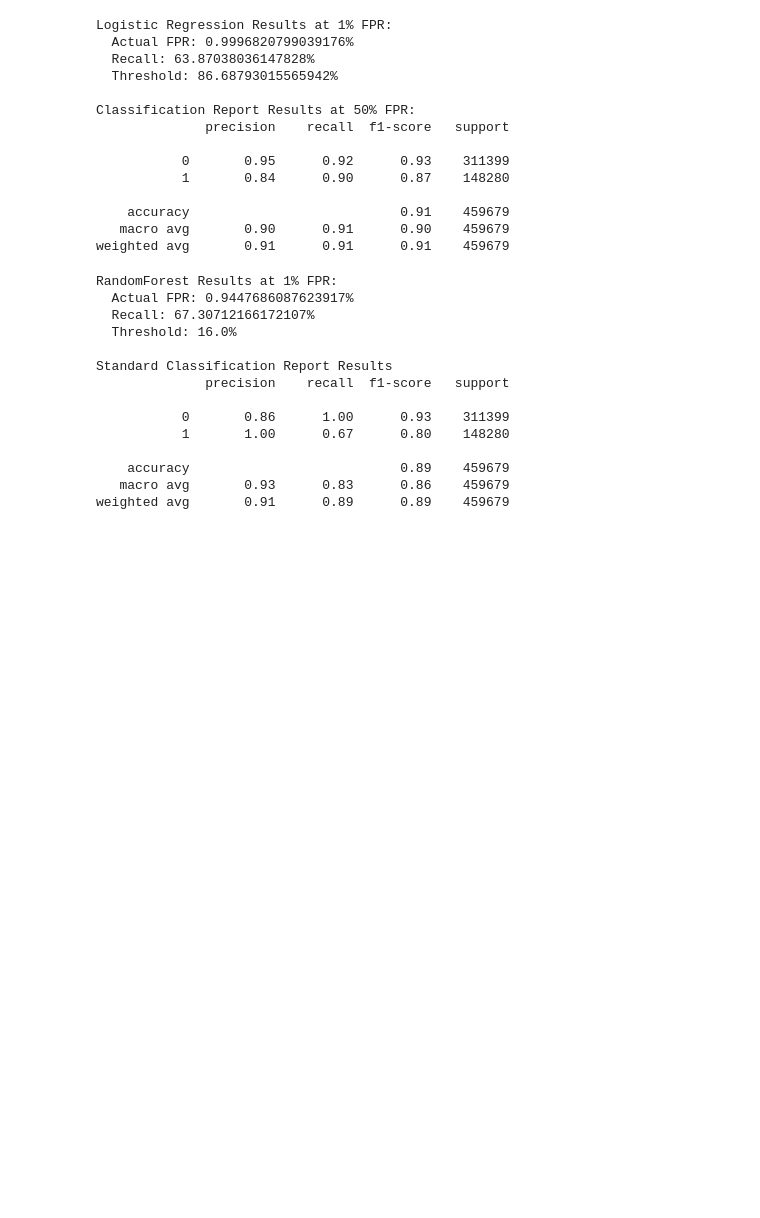
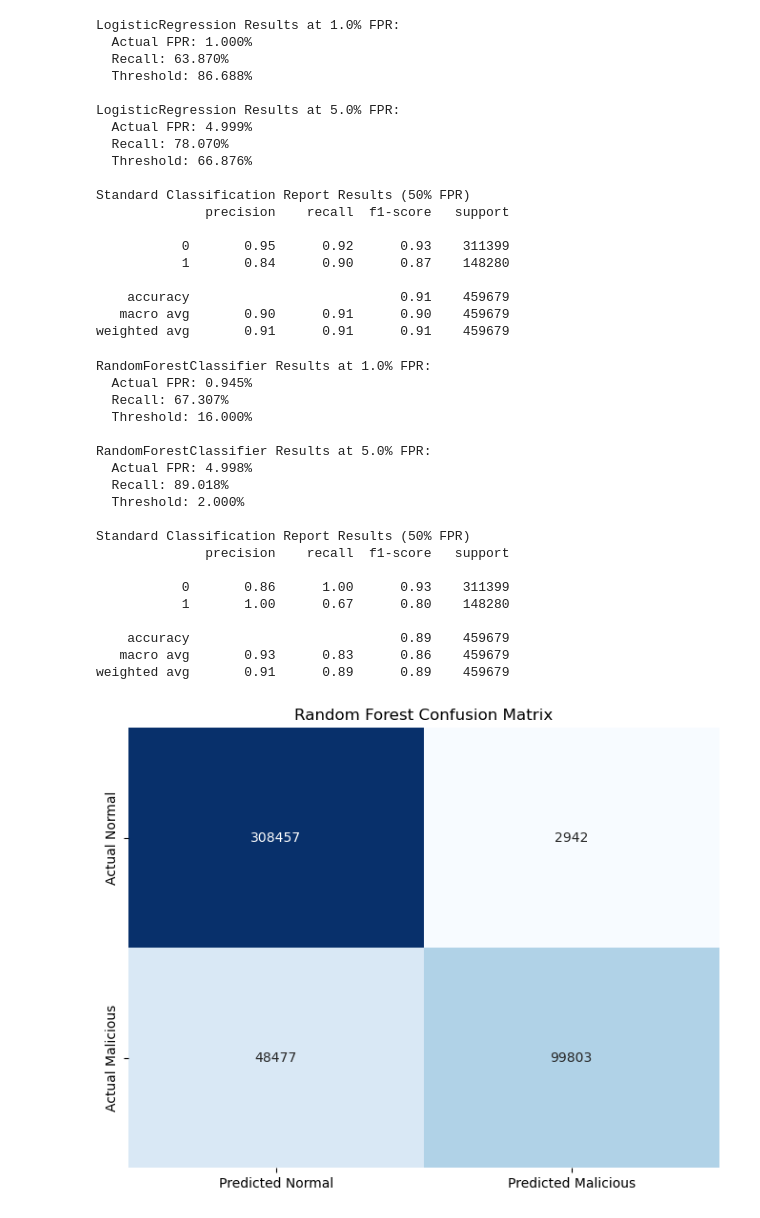
Before and after one commit to arpankap/EE-467, a Jupyter notebook: Final-Project/project.ipynb, the cells around one changed output. Cells and saved outputs as stored; diff of their text form; code cells hidden in the pictures; blank space fills up the shorter version.

Commit message:
Add ROC, PCA, and t-SNE graphs

```diff
--- a/Final-Project/project.ipynb
+++ b/Final-Project/project.ipynb
@@ -59,18 +77,19 @@ actual_recall, actual_fpr, actual_threshold = tpr[fpr_max_index], fpr[fpr_max_in
 # %%
-print("Logistic Regression Results at 1% FPR:")
-print(f"  Actual FPR: {actual_fpr * 100}%")
-print(f"  Recall: {actual_recall * 100}%")
-print(f"  Threshold: {actual_threshold * 100}%")
-print()
-print("Standard Classification Report Results")
-print(classification_report(y_test, prediction))
+report("LogisticRegression", y_test, fpr_lr, tpr_lr, thresholds_lr)
+print("Standard Classification Report Results (50% FPR)")
+print(classification_report(y_test, prediction_lr))
 # %% [output]
-Logistic Regression Results at 1% FPR:
-  Actual FPR: 0.9996820799039176%
-  Recall: 63.87038036147828%
-  Threshold: 86.68793015565942%
+LogisticRegression Results at 1.0% FPR:
+  Actual FPR: 1.000%
+  Recall: 63.870%
+  Threshold: 86.688%
 
-Classification Report Results at 50% FPR:
+LogisticRegression Results at 5.0% FPR:
+  Actual FPR: 4.999%
+  Recall: 78.070%
+  Threshold: 66.876%
+
+Standard Classification Report Results (50% FPR)
               precision    recall  f1-score   support
 
            0       0.95      0.92      0.93    311399
@@ -92,18 +109,19 @@ actual_recall_rf, actual_fpr_rf, actual_threshold_rf = tpr_rf[fpr_max_index_rf],
 # %%
-print("RandomForest Results at 1% FPR:")
-print(f"  Actual FPR: {actual_fpr_rf * 100}%")
-print(f"  Recall: {actual_recall_rf * 100}%")
-print(f"  Threshold: {actual_threshold_rf * 100}%")
-print()
-print("Standard Classification Report Results")
+report("RandomForestClassifier", y_test, fpr_rf, tpr_rf, thresholds_rf)
+print("Standard Classification Report Results (50% FPR)")
 print(classification_report(y_test, prediction_rf))
 # %% [output]
-RandomForest Results at 1% FPR:
-  Actual FPR: 0.9447686087623917%
-  Recall: 67.30712166172107%
-  Threshold: 16.0%
+RandomForestClassifier Results at 1.0% FPR:
+  Actual FPR: 0.945%
+  Recall: 67.307%
+  Threshold: 16.000%
 
-Standard Classification Report Results
+RandomForestClassifier Results at 5.0% FPR:
+  Actual FPR: 4.998%
+  Recall: 89.018%
+  Threshold: 2.000%
+
+Standard Classification Report Results (50% FPR)
               precision    recall  f1-score   support
 
            0       0.86      1.00      0.93    311399
@@ -112,5 +130,17 @@ Standard Classification Report Results
     accuracy                           0.89    459679
    macro avg       0.93      0.83      0.86    459679
 weighted avg       0.91      0.89      0.89    459679
+# %%
+custom_predictions_rf = (probability_rf >= thresholds_rf[np.where(fpr_rf <= 0.01)[0][-1]]).astype(int)
+cm = confusion_matrix(y_test, custom_predictions_rf)
+
+plt.figure(figsize=(8, 6))
+sns.heatmap(cm, annot=True, fmt='d', cmap='Blues', cbar=False,
+            xticklabels=['Predicted Normal', 'Predicted Malicious'],
+            yticklabels=['Actual Normal', 'Actual Malicious'])
+plt.title('Random Forest Confusion Matrix')
+plt.show()
+# %% [output]
+[figure, added]
 # %%
 x_train_benign = x_train[y_train == 0]
```
Also changed, not shown: parts of 13 cells of this notebook, 1 other file.
